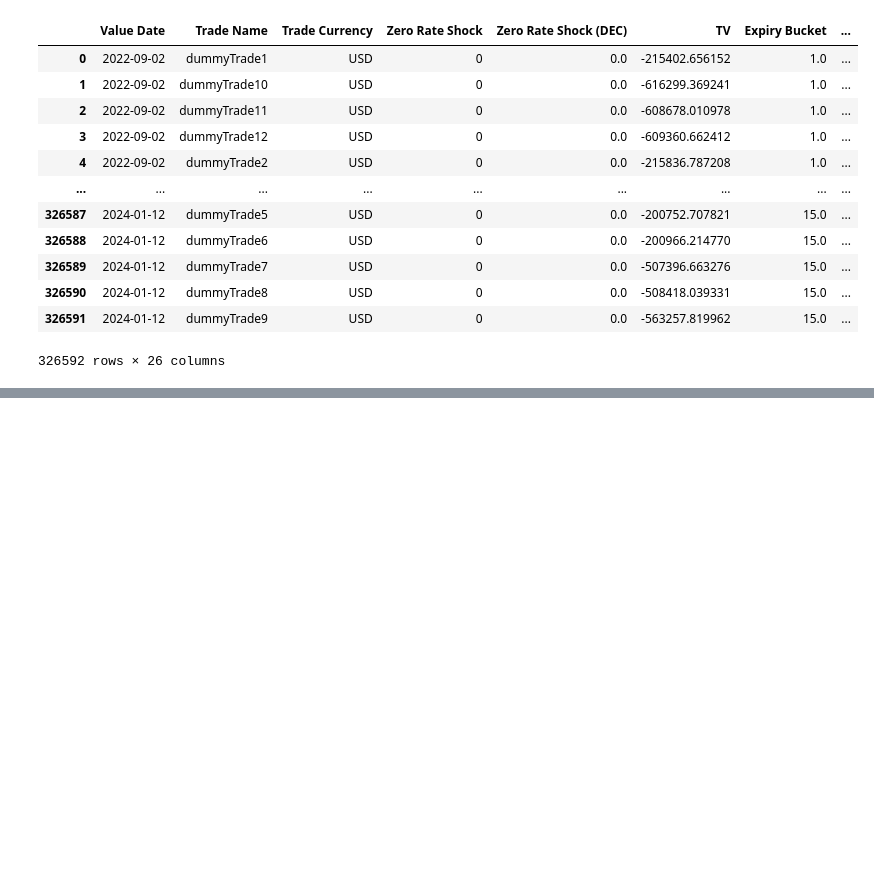
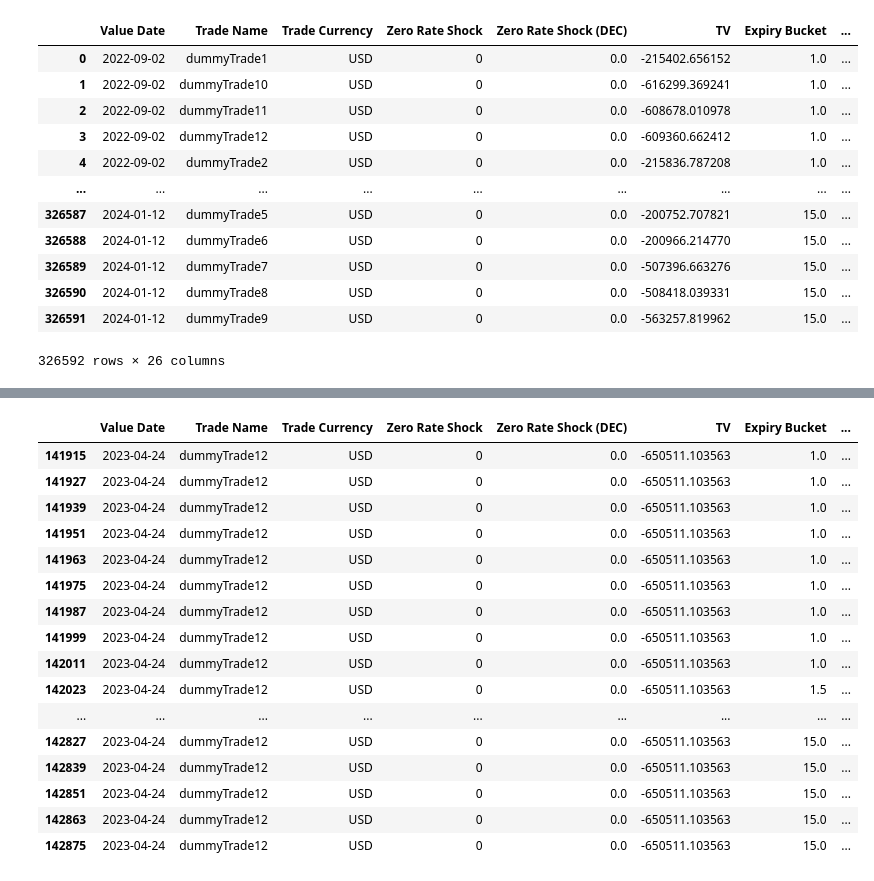
Before and after one commit to jacksonhk/UBS-data, a Jupyter notebook: IRModel.ipynb, the cells around one changed output, grey strips where cells are left out. Saved outputs shown, nothing was run; the diff lists cells and outputs as text; code cells hidden in the pictures; blank space fills up the shorter version.

```diff
--- a/IRModel.ipynb
+++ b/IRModel.ipynb
@@ -128,0 +199,20 @@ Name: Vega Risk Exposure, dtype: float64
+# %%
+zero[(zero['Value Date'] == '2023-04-24') & (zero['Trade Name'] == "dummyTrade12")]
+# %% [output]
+|  | Value Date | Trade Name | Trade Currency | Zero Rate Shock | Zero Rate Shock (DEC) | TV | Expiry Bucket | ... |
+| 141915 | 2023-04-24 | dummyTrade12 | USD | 0 | 0.0 | -650511.103563 | 1.0 | ... |
+| 141927 | 2023-04-24 | dummyTrade12 | USD | 0 | 0.0 | -650511.103563 | 1.0 | ... |
+| 141939 | 2023-04-24 | dummyTrade12 | USD | 0 | 0.0 | -650511.103563 | 1.0 | ... |
+| 141951 | 2023-04-24 | dummyTrade12 | USD | 0 | 0.0 | -650511.103563 | 1.0 | ... |
+| 141963 | 2023-04-24 | dummyTrade12 | USD | 0 | 0.0 | -650511.103563 | 1.0 | ... |
+| 141975 | 2023-04-24 | dummyTrade12 | USD | 0 | 0.0 | -650511.103563 | 1.0 | ... |
+| 141987 | 2023-04-24 | dummyTrade12 | USD | 0 | 0.0 | -650511.103563 | 1.0 | ... |
+| 141999 | 2023-04-24 | dummyTrade12 | USD | 0 | 0.0 | -650511.103563 | 1.0 | ... |
+| 142011 | 2023-04-24 | dummyTrade12 | USD | 0 | 0.0 | -650511.103563 | 1.0 | ... |
+| 142023 | 2023-04-24 | dummyTrade12 | USD | 0 | 0.0 | -650511.103563 | 1.5 | ... |
+| ... | ... | ... | ... | ... | ... | ... | ... | ... |
+| 142827 | 2023-04-24 | dummyTrade12 | USD | 0 | 0.0 | -650511.103563 | 15.0 | ... |
+| 142839 | 2023-04-24 | dummyTrade12 | USD | 0 | 0.0 | -650511.103563 | 15.0 | ... |
+| 142851 | 2023-04-24 | dummyTrade12 | USD | 0 | 0.0 | -650511.103563 | 15.0 | ... |
+| 142863 | 2023-04-24 | dummyTrade12 | USD | 0 | 0.0 | -650511.103563 | 15.0 | ... |
+| 142875 | 2023-04-24 | dummyTrade12 | USD | 0 | 0.0 | -650511.103563 | 15.0 | ... |
```
Also changed, not shown: parts of 6 cells of this notebook.
